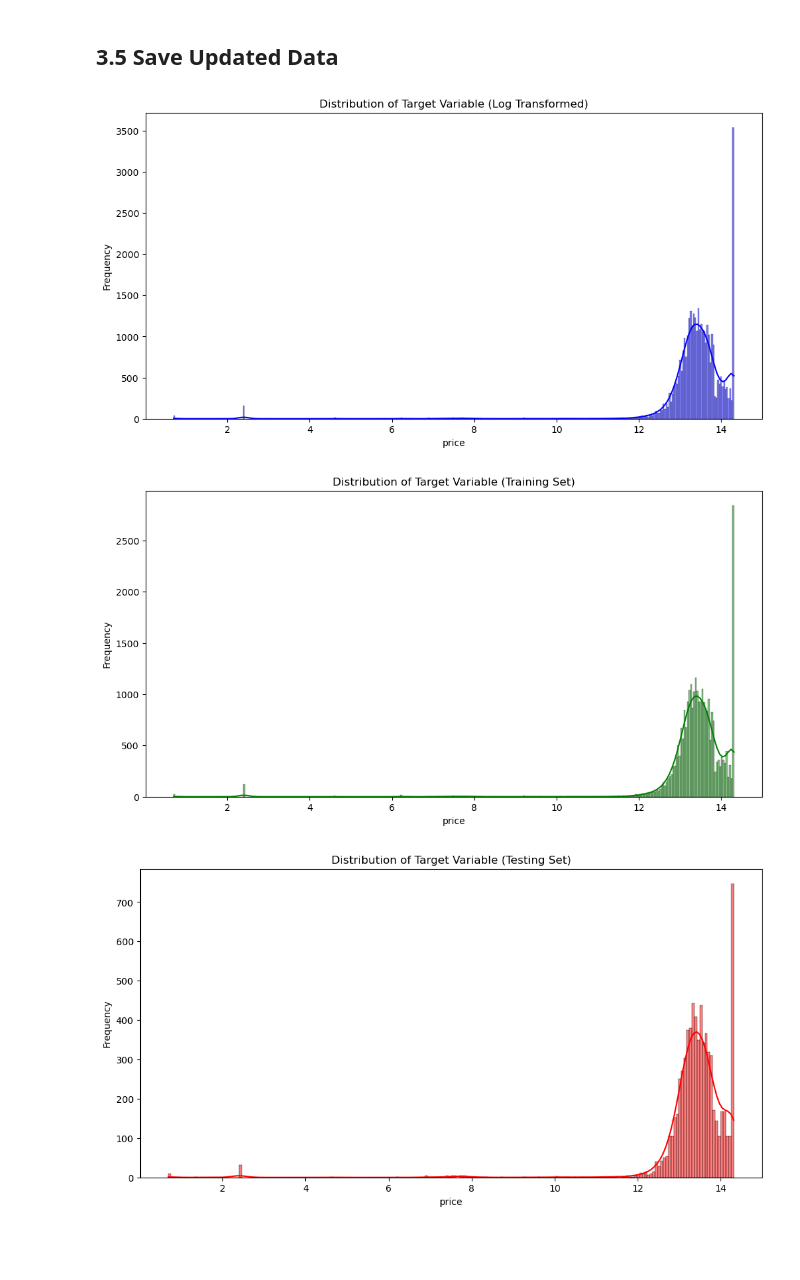
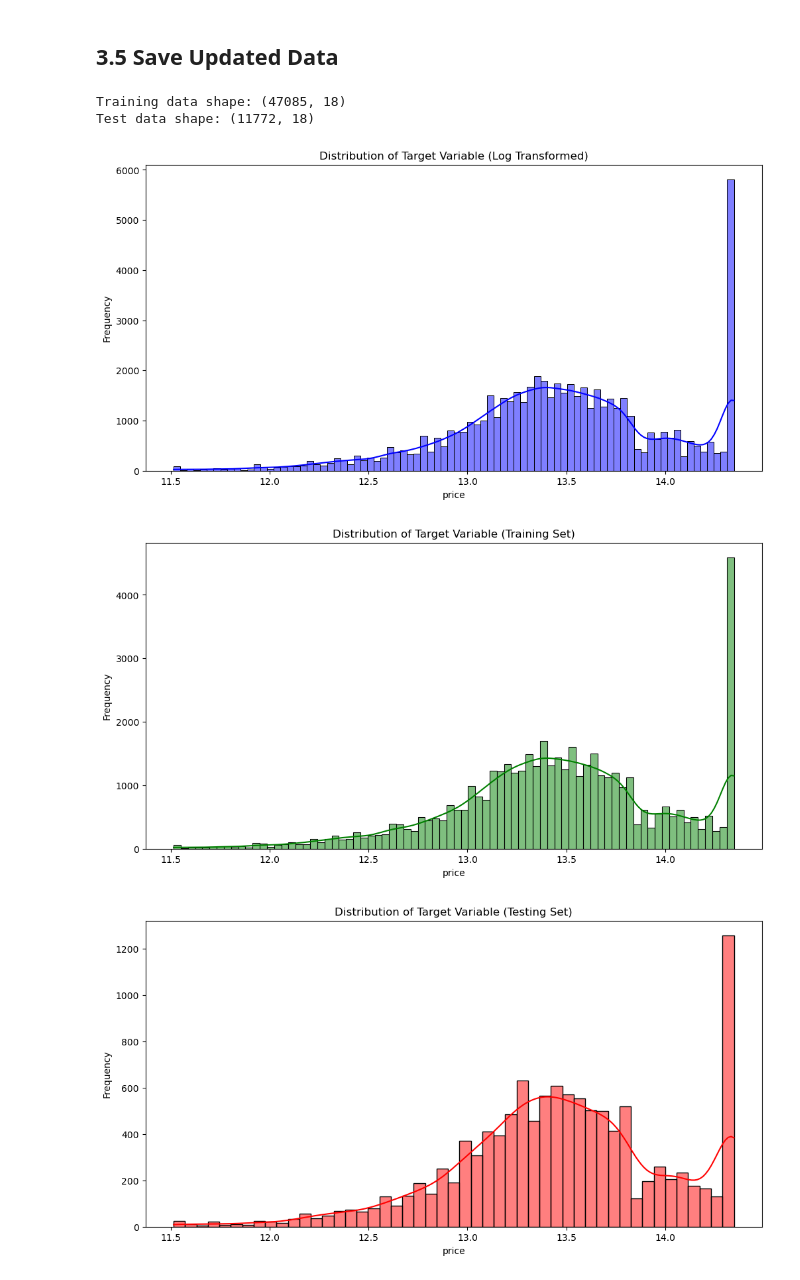
Before and after one commit to Hdubbs81/RealEstate-Insight-Capstone, a Jupyter notebook: 3. RealEstate_Insight_Pre-Processing.ipynb, the cells around one changed output. Drawn from its saved outputs; the diff is of its cells as text; code cells hidden in the pictures; blank space fills up the shorter version.

```diff
--- a/3. RealEstate_Insight_Pre-Processing.ipynb
+++ b/3. RealEstate_Insight_Pre-Processing.ipynb
@@ -57,0 +71,9 @@ preprocessor = ColumnTransformer(
+# %%
+df.house_type = pd.Categorical(df.house_type)
+df.house_type = df.house_type.cat.codes
+# %%
+df.borough = pd.Categorical(df.borough)
+df.borough = df.borough.cat.codes
+# %%
+df.zipcode = pd.Categorical(df.zipcode)
+df.zipcode = df.zipcode.cat.codes
@@ -74,4 +109,24 @@ X_test_transformed = transformation_pipeline.transform(X_test).toarray()
+# %%
+# Assuming 'price' is the target variable
+X = df.drop(target, axis=1)
+y = df[target]
+
+# Encode categorical variables
+X = pd.get_dummies(X, drop_first=True)
+
+# Scale numerical features using RobustScaler
+scaler = RobustScaler()
+X = scaler.fit_transform(X)
+
+# Split the data into training and testing sets
+X_train, X_test, y_train, y_test = train_test_split(X, y, test_size=0.2, random_state=42)
 # %% [markdown]
 ## 3.5 Save Updated Data
+# %%
+print("Training data shape:", X_train.shape)
+print("Test data shape:", X_test.shape)
+# %% [output]
+Training data shape: (47085, 18)
+Test data shape: (11772, 18)
 # %%
 # Save preprocessed data
@@ -82,28 +137,28 @@ np.save('y_test.npy', y_test)
 # %%
 # Visualize the distribution of the target variable
 plt.figure(figsize=(12, 6))
-sns.histplot(data[target], kde=True, color='blue')
+sns.histplot(df[target], kde=True, color='blue')
 plt.title('Distribution of Target Variable (Log Transformed)')
 plt.xlabel('price')
 plt.ylabel('Frequency')
 plt.show()
 
 # Visualize the distribution in the training set
 plt.figure(figsize=(12, 6))
 sns.histplot(y_train, kde=True, color='green')
 plt.title('Distribution of Target Variable (Training Set)')
 plt.xlabel('price')
 plt.ylabel('Frequency')
 plt.show()
 
 # Visualize the distribution in the testing set
 plt.figure(figsize=(12, 6))
 sns.histplot(y_test, kde=True, color='red')
 plt.title('Distribution of Target Variable (Testing Set)')
 plt.xlabel('price')
 plt.ylabel('Frequency')
 plt.show()
 # %% [output]
-[figure, old version]
+[figure, new version]
-[figure, old version]
+[figure, new version]
-[figure, old version]
+[figure, new version]
```
Also changed, not shown: parts of 8 cells of this notebook.
